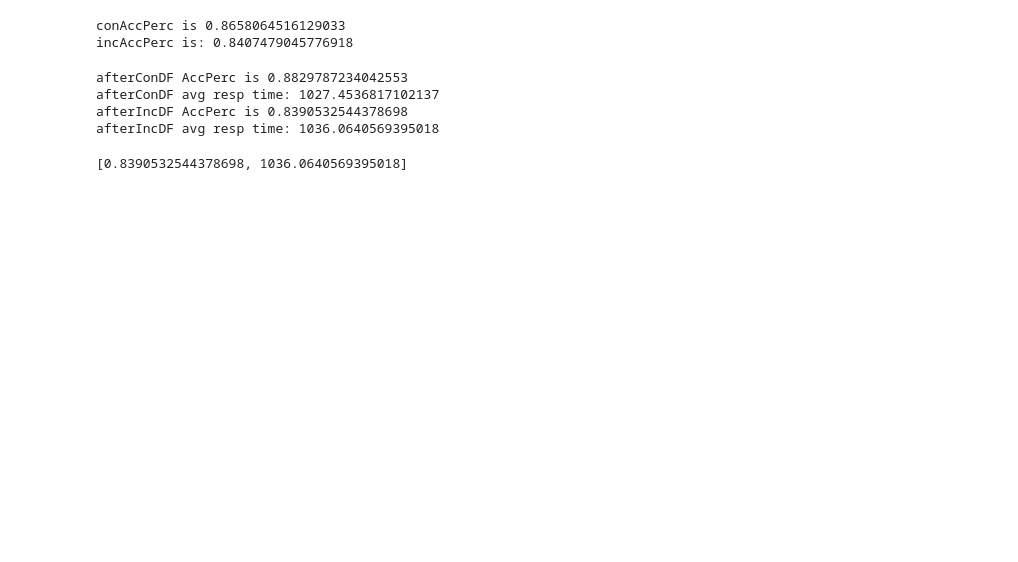
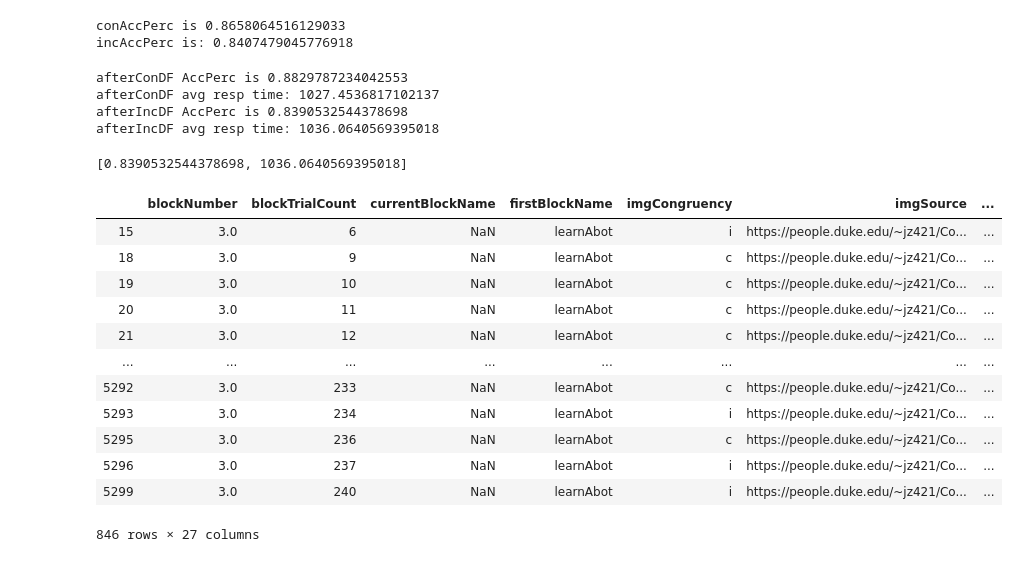
Before and after one commit to jimzhang629/contextFlanker2.0, a Jupyter notebook: analysis/makecsv.ipynb, the cells around one changed output. Drawn from its saved outputs; the diff is of its cells as text; code cells hidden in the pictures; blank space fills up the shorter version.

```diff
--- a/analysis/makecsv.ipynb
+++ b/analysis/makecsv.ipynb
@@ -237,3 +230,19 @@ afterConDF avg resp time: 1027.4536817102137
 afterIncDF AccPerc is 0.8390532544378698
 afterIncDF avg resp time: 1036.0640569395018
 [0.8390532544378698, 1036.0640569395018]
+# %%
+afterConDF
+# %% [output]
+|  | blockNumber | blockTrialCount | currentBlockName | firstBlockName | imgCongruency | imgSource | ... |
+| 15 | 3.0 | 6 | NaN | learnAbot | i | https://people.duke.edu/~jz421/Co... | ... |
+| 18 | 3.0 | 9 | NaN | learnAbot | c | https://people.duke.edu/~jz421/Co... | ... |
+| 19 | 3.0 | 10 | NaN | learnAbot | c | https://people.duke.edu/~jz421/Co... | ... |
+| 20 | 3.0 | 11 | NaN | learnAbot | c | https://people.duke.edu/~jz421/Co... | ... |
+| 21 | 3.0 | 12 | NaN | learnAbot | c | https://people.duke.edu/~jz421/Co... | ... |
+| ... | ... | ... | ... | ... | ... | ... | ... |
+| 5292 | 3.0 | 233 | NaN | learnAbot | c | https://people.duke.edu/~jz421/Co... | ... |
+| 5293 | 3.0 | 234 | NaN | learnAbot | i | https://people.duke.edu/~jz421/Co... | ... |
+| 5295 | 3.0 | 236 | NaN | learnAbot | c | https://people.duke.edu/~jz421/Co... | ... |
+| 5296 | 3.0 | 237 | NaN | learnAbot | i | https://people.duke.edu/~jz421/Co... | ... |
+| 5299 | 3.0 | 240 | NaN | learnAbot | i | https://people.duke.edu/~jz421/Co... | ... |
+846 rows × 27 columns
```
Also changed, not shown: parts of 2 cells of this notebook.
